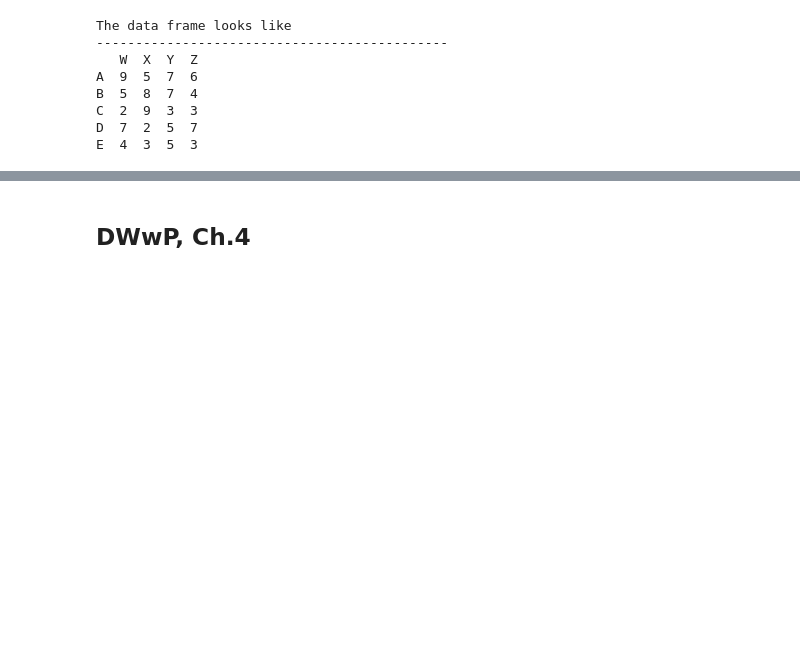
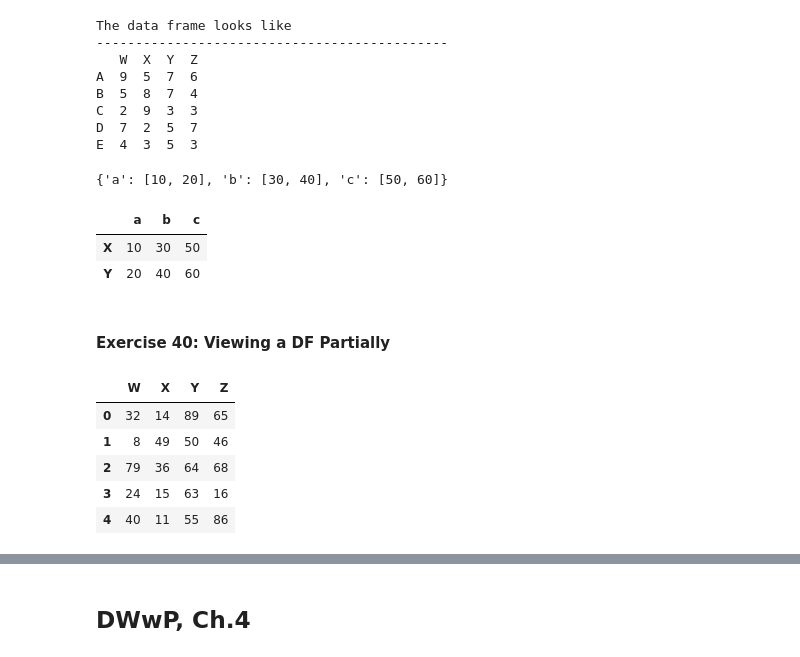
Before and after one commit to ScottBreitbach/DSC540, a Jupyter notebook: Weeks3-4/Notes_Wks3-4.ipynb, the cells around one changed output, grey strips where cells are left out. Cells and saved outputs as stored; diff of their text form; code cells hidden in the pictures; blank space fills up the shorter version.

```diff
--- a/Weeks3-4/Notes_Wks3-4.ipynb
+++ b/Weeks3-4/Notes_Wks3-4.ipynb
@@ -2884,3 +2884,31 @@ B  5  8  7  4
 C  2  9  3  3
 D  7  2  5  7
 E  4  3  5  3
+# %%
+# Create a DF from a dict:
+d={'a':[10,20],'b':[30,40],'c':[50,60]}
+d
+# %% [output]
+{'a': [10, 20], 'b': [30, 40], 'c': [50, 60]}
+# %%
+df2 = pd.DataFrame(data=d, index=['X', 'Y'])
+df2
+# %% [output]
+|  | a | b | c |
+| X | 10 | 30 | 50 |
+| Y | 20 | 40 | 60 |
+# %% [markdown]
+#### Exercise 40: Viewing a DF Partially
+# %%
+# Create a df with 25 rows, 4 columns:
+matrix_data = np.random.randint(1,100,100).reshape(25,4)
+column_headings = ['W','X','Y','Z']
+df = pd.DataFrame(data=matrix_data,columns=column_headings)
+df.head()
+# %% [output]
+|  | W | X | Y | Z |
+| 0 | 32 | 14 | 89 | 65 |
+| 1 | 8 | 49 | 50 | 46 |
+| 2 | 79 | 36 | 64 | 68 |
+| 3 | 24 | 15 | 63 | 16 |
+| 4 | 40 | 11 | 55 | 86 |
```
Also changed, not shown: parts of 15 cells of this notebook.
